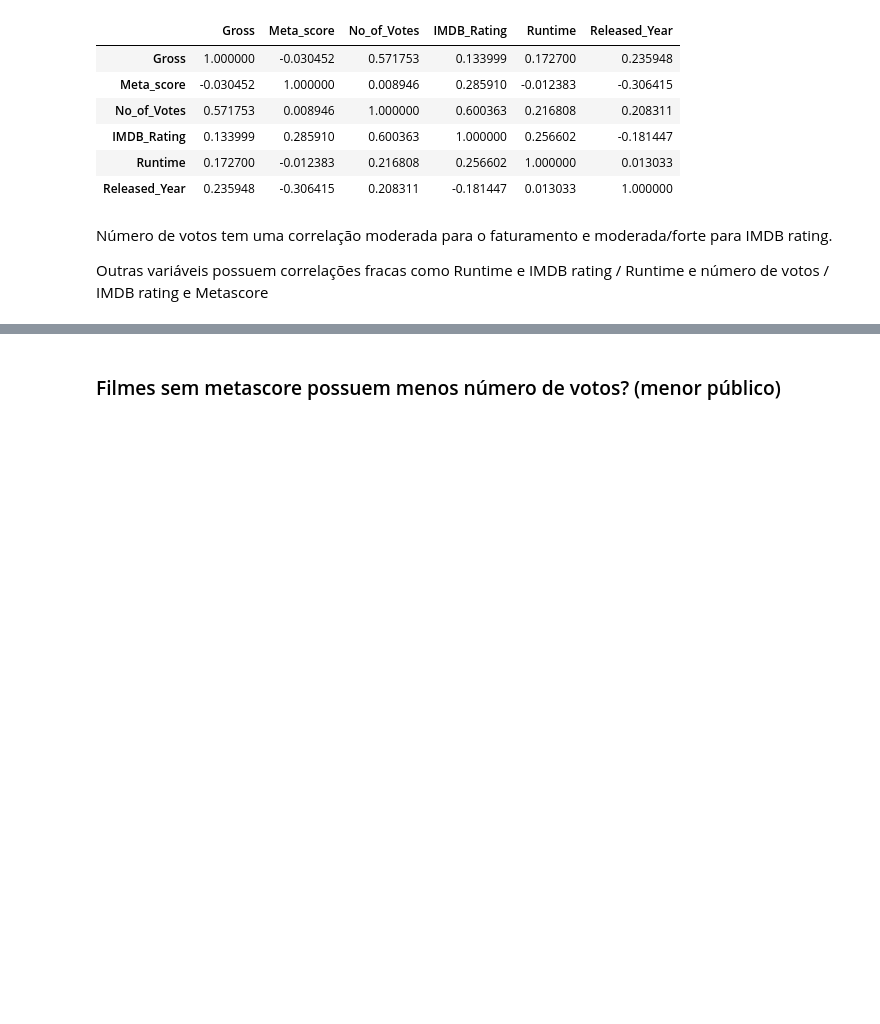
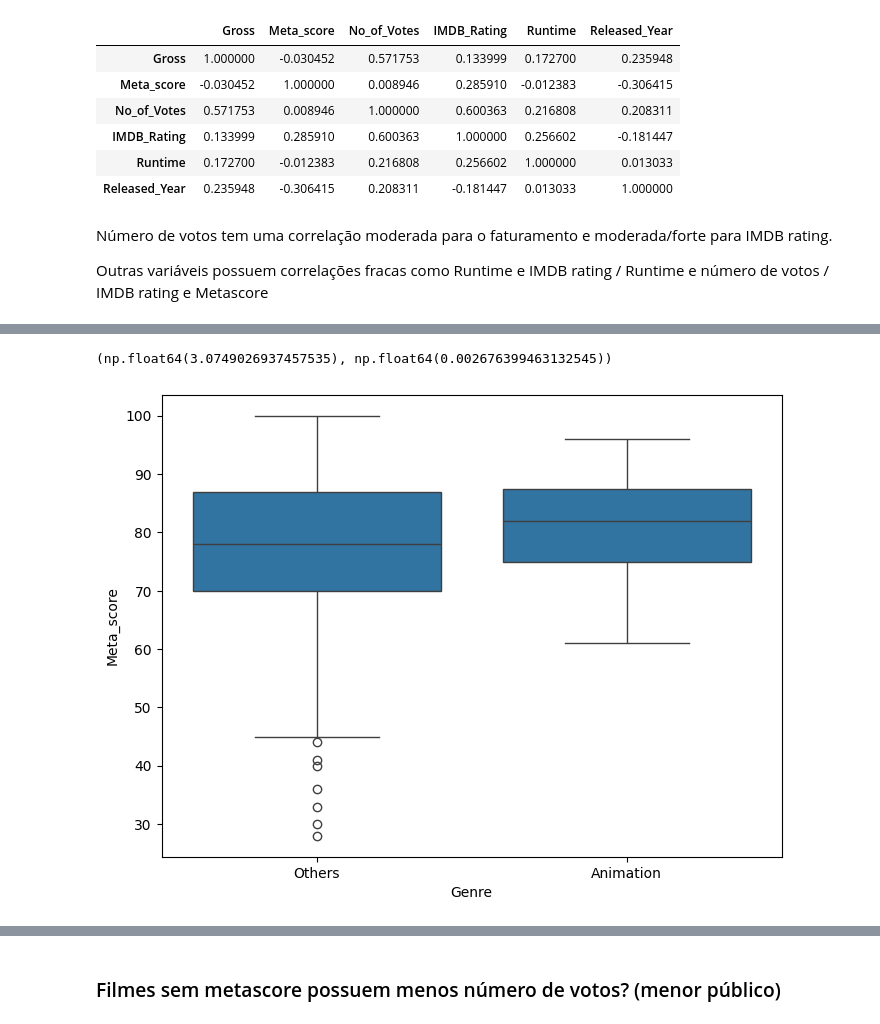
Before and after one commit to RStrzoda/LH_CD_2025, a Jupyter notebook: EDA.ipynb, the cells around one changed output, grey strips where cells are left out. Cells and saved outputs as stored; diff of their text form; code cells hidden in the pictures; blank space fills up the shorter version.

```diff
--- a/EDA.ipynb
+++ b/EDA.ipynb
@@ -450,0 +454,8 @@ Outras variáveis possuem correlações fracas como Runtime e IMDB rating / Runt
+# %%
+animation_mask = df["Genre"].str.contains("Animation", na=False)
+
+animation = df.loc[animation_mask, ["IMDB_Rating", "Meta_score", "Gross", "No_of_Votes"]].mean()
+others = df.loc[~animation_mask, ["IMDB_Rating", "Meta_score", "Gross", "No_of_Votes"]].mean()
+
+
+animation, others
@@ -450,0 +492,17 @@ Outras variáveis possuem correlações fracas como Runtime e IMDB rating / Runt
+# %%
+# Teste para Metascore
+animation_gross = df[animation_mask]["Meta_score"].dropna()
+others_gross = df[~animation_mask]["Meta_score"].dropna()
+
+stat, p_value = ttest_ind(animation_gross, others_gross, equal_var=False)
+
+stat, p_value
+# %% [output]
+(np.float64(3.0749026937457535), np.float64(0.002676399463132545))
+# %%
+plt.figure(figsize=(8,6))
+sns.boxplot(x= animation_mask, y=df["Meta_score"])
+plt.xticks([0,1], ["Others", "Animation"])
+plt.show()
+# %% [output]
+[figure, added]
```
Also changed, not shown: parts of 20 cells of this notebook.
